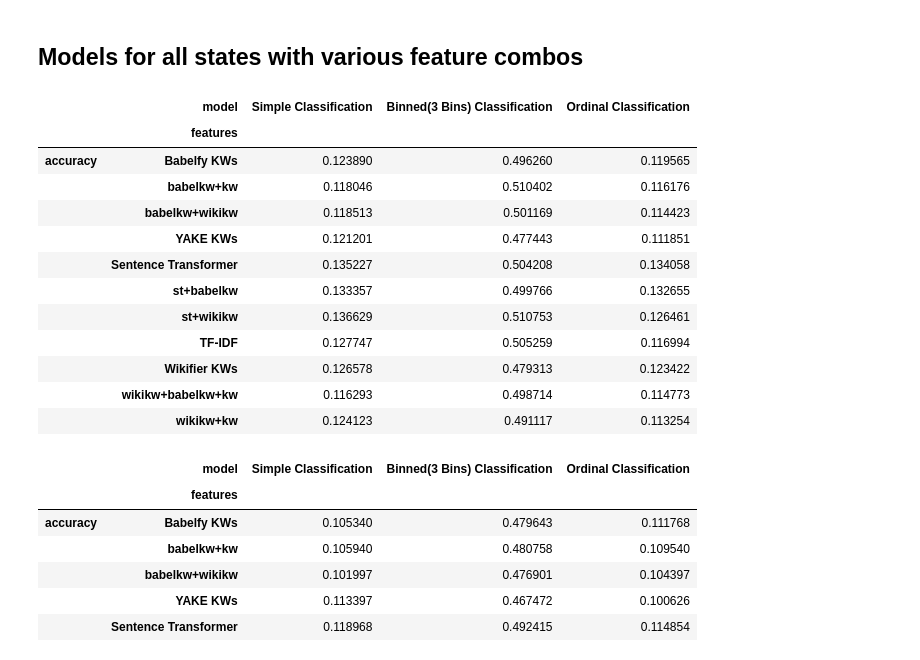
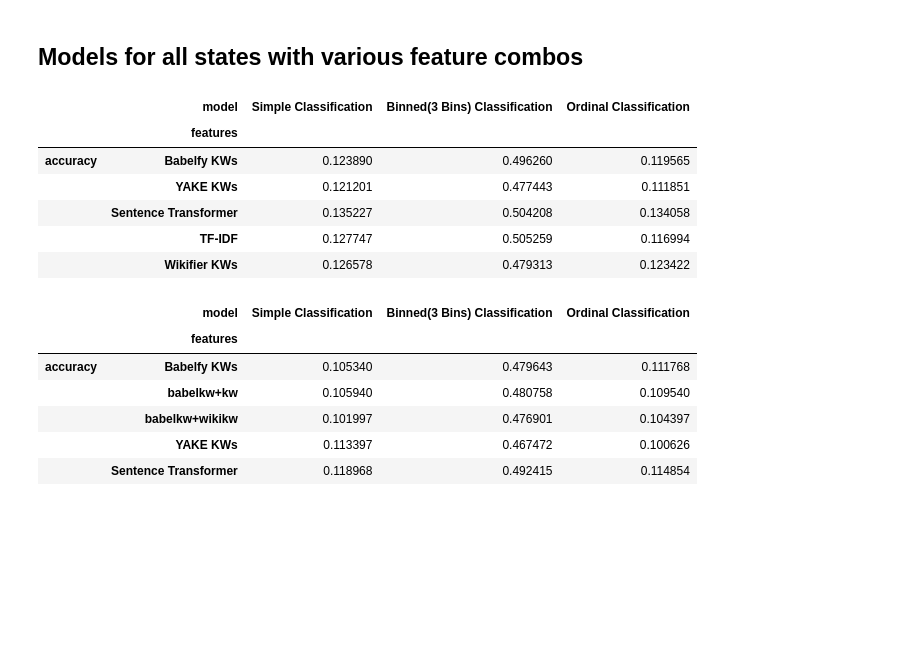
Before and after one commit to rxvl-d/curri, a Jupyter notebook: notebooks/make-reports.ipynb, the cells around one changed output. Drawn from its saved outputs; the diff is of its cells as text; code cells hidden in the pictures; blank space fills up the shorter version.

```diff
--- a/notebooks/make-reports.ipynb
+++ b/notebooks/make-reports.ipynb
@@ -32,26 +35,20 @@ for k in parsed:
     results.append((model, features, filtered, accuracy))
 df = pd.DataFrame(results, columns=['model', 'features', 'filtered', 'accuracy'])
 # %%
-df[df.filtered].\
+df[df.filtered][~df[df.filtered].features.str.contains('+', regex=False)].\
     drop(columns=['filtered']).\
     pivot(index='model', columns='features').\
     transpose().\
     rename(columns=better_col_names, index=better_index_name).\
     style.highlight_max(color='lightgreen').highlight_min(color='red')
 # %% [output]
 |  | model | Simple Classification | Binned(3 Bins) Classification | Ordinal Classification |
 |  | features |  |  |  |
 | accuracy | Babelfy KWs | 0.123890 | 0.496260 | 0.119565 |
-|  | babelkw+kw | 0.118046 | 0.510402 | 0.116176 |
-|  | babelkw+wikikw | 0.118513 | 0.501169 | 0.114423 |
 |  | YAKE KWs | 0.121201 | 0.477443 | 0.111851 |
 |  | Sentence Transformer | 0.135227 | 0.504208 | 0.134058 |
-|  | st+babelkw | 0.133357 | 0.499766 | 0.132655 |
-|  | st+wikikw | 0.136629 | 0.510753 | 0.126461 |
 |  | TF-IDF | 0.127747 | 0.505259 | 0.116994 |
 |  | Wikifier KWs | 0.126578 | 0.479313 | 0.123422 |
-|  | wikikw+babelkw+kw | 0.116293 | 0.498714 | 0.114773 |
-|  | wikikw+kw | 0.124123 | 0.491117 | 0.113254 |
 # %%
 df[~df.filtered].\
     drop(columns=['filtered']).\
```
Also changed, not shown: parts of 8 cells of this notebook, 7 other files.
